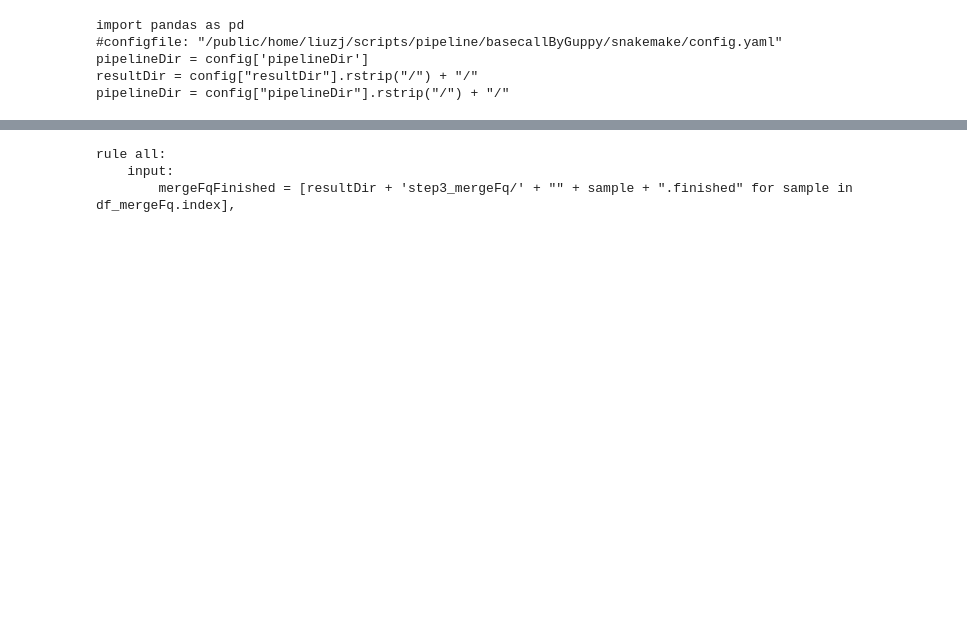
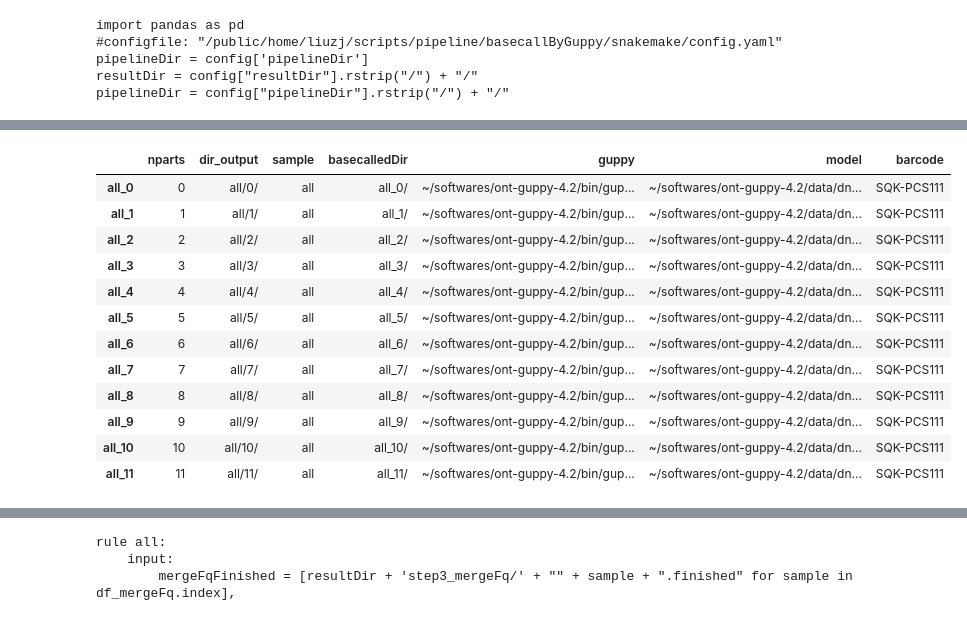
Before and after one commit to liuzj039/jpy_tools, a Jupyter notebook: pipeline/basecallByGuppy/snakemake/split.ipynb, the cells around one changed output, grey strips where cells are left out. Cells and saved outputs as stored; diff of their text form; code cells hidden in the pictures; blank space fills up the shorter version.

```diff
--- a/pipeline/basecallByGuppy/snakemake/split.ipynb
+++ b/pipeline/basecallByGuppy/snakemake/split.ipynb
@@ -80,6 +81,23 @@ df_basecall.dir_output = df_basecall.dir_output + df_basecall.nparts.astype(str)
 df_basecall['basecalledDir'] = df_basecall.index + '/'
 df_basecall['guppy'] = config['guppy']
 df_basecall['model'] = config['model']
+df_basecall['barcode'] = df_basecall['sample'].map(lambda _: False if 'barcode_kits' not in config['input'][_] else config['input'][_]['barcode_kits'])
+# %%
+df_basecall
+# %% [output]
+|  | nparts | dir_output | sample | basecalledDir | guppy | model | barcode |
+| all_0 | 0 | all/0/ | all | all_0/ | ~/softwares/ont-guppy-4.2/bin/gup... | ~/softwares/ont-guppy-4.2/data/dn... | SQK-PCS111 |
+| all_1 | 1 | all/1/ | all | all_1/ | ~/softwares/ont-guppy-4.2/bin/gup... | ~/softwares/ont-guppy-4.2/data/dn... | SQK-PCS111 |
+| all_2 | 2 | all/2/ | all | all_2/ | ~/softwares/ont-guppy-4.2/bin/gup... | ~/softwares/ont-guppy-4.2/data/dn... | SQK-PCS111 |
+| all_3 | 3 | all/3/ | all | all_3/ | ~/softwares/ont-guppy-4.2/bin/gup... | ~/softwares/ont-guppy-4.2/data/dn... | SQK-PCS111 |
+| all_4 | 4 | all/4/ | all | all_4/ | ~/softwares/ont-guppy-4.2/bin/gup... | ~/softwares/ont-guppy-4.2/data/dn... | SQK-PCS111 |
+| all_5 | 5 | all/5/ | all | all_5/ | ~/softwares/ont-guppy-4.2/bin/gup... | ~/softwares/ont-guppy-4.2/data/dn... | SQK-PCS111 |
+| all_6 | 6 | all/6/ | all | all_6/ | ~/softwares/ont-guppy-4.2/bin/gup... | ~/softwares/ont-guppy-4.2/data/dn... | SQK-PCS111 |
+| all_7 | 7 | all/7/ | all | all_7/ | ~/softwares/ont-guppy-4.2/bin/gup... | ~/softwares/ont-guppy-4.2/data/dn... | SQK-PCS111 |
+| all_8 | 8 | all/8/ | all | all_8/ | ~/softwares/ont-guppy-4.2/bin/gup... | ~/softwares/ont-guppy-4.2/data/dn... | SQK-PCS111 |
+| all_9 | 9 | all/9/ | all | all_9/ | ~/softwares/ont-guppy-4.2/bin/gup... | ~/softwares/ont-guppy-4.2/data/dn... | SQK-PCS111 |
+| all_10 | 10 | all/10/ | all | all_10/ | ~/softwares/ont-guppy-4.2/bin/gup... | ~/softwares/ont-guppy-4.2/data/dn... | SQK-PCS111 |
+| all_11 | 11 | all/11/ | all | all_11/ | ~/softwares/ont-guppy-4.2/bin/gup... | ~/softwares/ont-guppy-4.2/data/dn... | SQK-PCS111 |
 # %%
 rule_basecall = jps.SnakeRule(sf, "basecall", 18, 2, wildCard="sampleSplit")
 rule_basecall.addCode(
```
Also changed, not shown: parts of 5 cells of this notebook, 2 other files.
